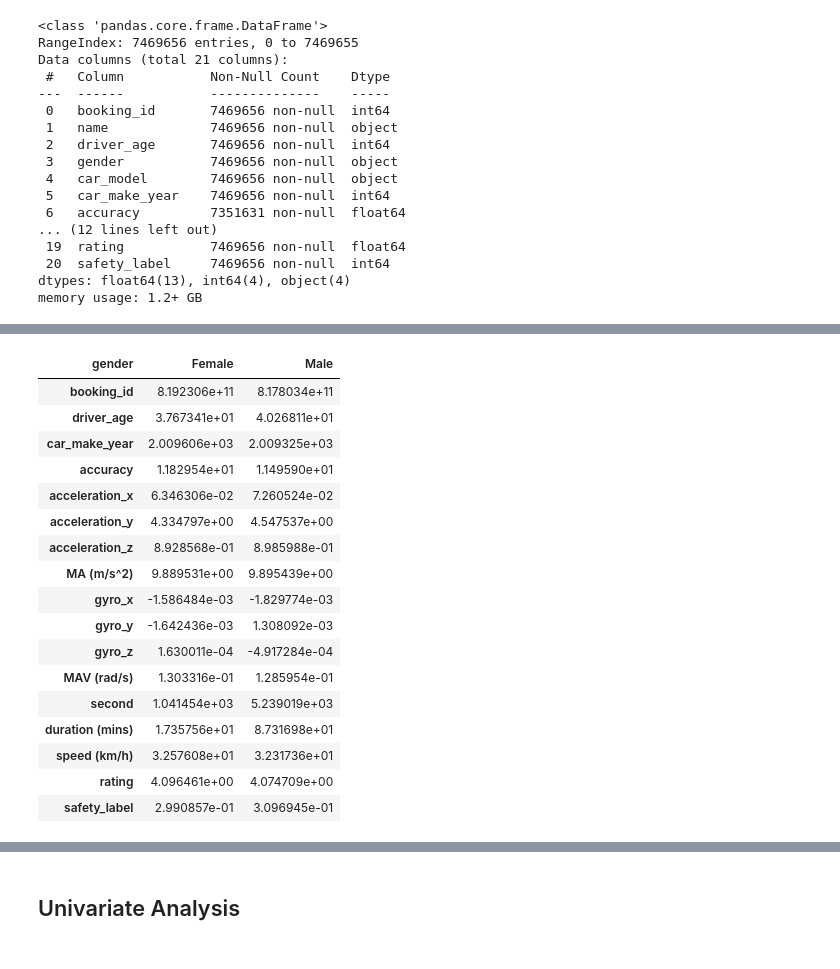
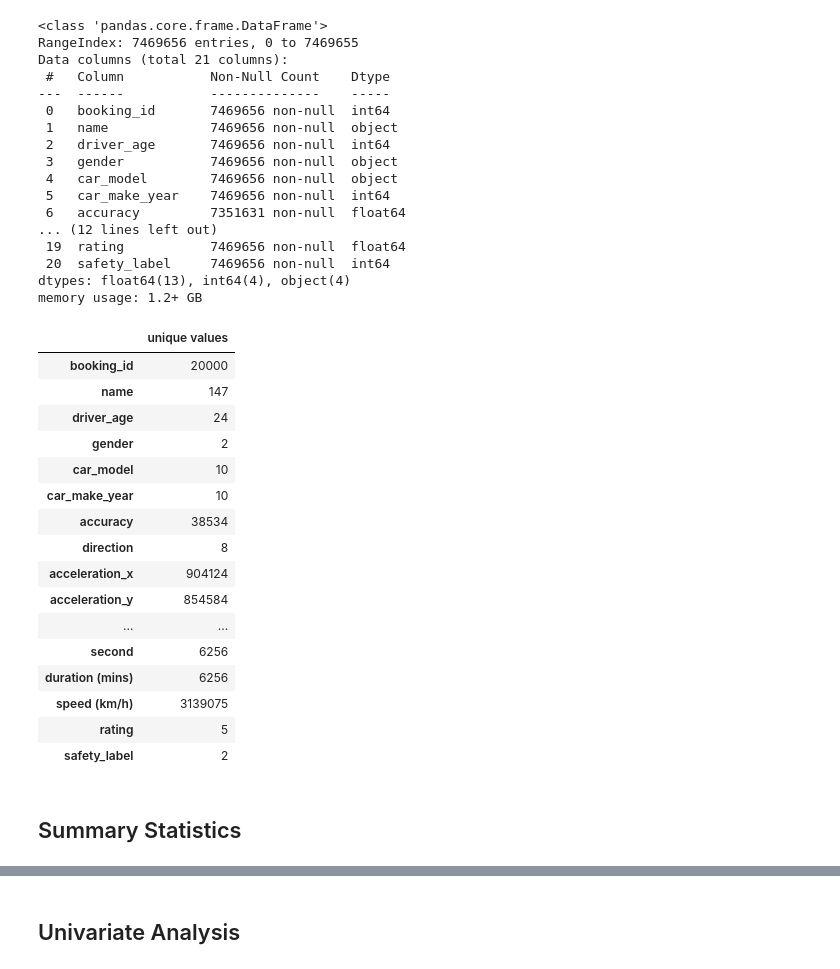
Before and after one commit to timothyckl/Just-Taxi-Analysis, a Jupyter notebook: analysis/eda.ipynb, the cells around one changed output, grey strips where cells are left out. Cells and saved outputs as stored; diff of their text form; code cells hidden in the pictures.

Commit message:
Update eda notebook with descriptive and summary statistics

```diff
--- a/analysis/eda.ipynb
+++ b/analysis/eda.ipynb
@@ -141,6 +141,29 @@ Data columns (total 21 columns):
  20  safety_label     7469656 non-null  int64
 dtypes: float64(13), int64(4), object(4)
 memory usage: 1.2+ GB
+# %%
+unique_vals = cleaned_df.nunique().to_frame('unique values')
+display(unique_vals)
+# %% [output]
+|  | unique values |
+| booking_id | 20000 |
+| name | 147 |
+| driver_age | 24 |
+| gender | 2 |
+| car_model | 10 |
+| car_make_year | 10 |
+| accuracy | 38534 |
+| direction | 8 |
+| acceleration_x | 904124 |
+| acceleration_y | 854584 |
+| ... | ... |
+| second | 6256 |
+| duration (mins) | 6256 |
+| speed (km/h) | 3139075 |
+| rating | 5 |
+| safety_label | 2 |
+# %% [markdown]
+## Summary Statistics
 # %%
 cleaned_df.describe().T
 # %% [output]
@@ -162,24 +185,3 @@ cleaned_df.describe().T
 | speed (km/h) | 7346079.0 | 3.241410e+01 | 2.918001e+01 | -7.200000 | 3.664684e+00 | 2.708964e+01 | 5.571786e+01 | 3.169341e+02 |
 | rating | 7469656.0 | 4.082843e+00 | 5.397838e-01 | 3.000000 | 3.500000e+00 | 4.000000e+00 | 4.500000e+00 | 5.000000e+00 |
 | safety_label | 7469656.0 | 3.057273e-01 | 4.607148e-01 | 0.000000 | 0.000000e+00 | 0.000000e+00 | 1.000000e+00 | 1.000000e+00 |
-# %%
-cleaned_df.groupby('gender').mean().T
-# %% [output]
-| gender | Female | Male |
-| booking_id | 8.192306e+11 | 8.178034e+11 |
-| driver_age | 3.767341e+01 | 4.026811e+01 |
-| car_make_year | 2.009606e+03 | 2.009325e+03 |
-| accuracy | 1.182954e+01 | 1.149590e+01 |
-| acceleration_x | 6.346306e-02 | 7.260524e-02 |
-| acceleration_y | 4.334797e+00 | 4.547537e+00 |
-| acceleration_z | 8.928568e-01 | 8.985988e-01 |
-| MA (m/s^2) | 9.889531e+00 | 9.895439e+00 |
-| gyro_x | -1.586484e-03 | -1.829774e-03 |
-| gyro_y | -1.642436e-03 | 1.308092e-03 |
-| gyro_z | 1.630011e-04 | -4.917284e-04 |
-| MAV (rad/s) | 1.303316e-01 | 1.285954e-01 |
-| second | 1.041454e+03 | 5.239019e+03 |
-| duration (mins) | 1.735756e+01 | 8.731698e+01 |
-| speed (km/h) | 3.257608e+01 | 3.231736e+01 |
-| rating | 4.096461e+00 | 4.074709e+00 |
-| safety_label | 2.990857e-01 | 3.096945e-01 |
```
Also changed, not shown: parts of 5 cells of this notebook.
